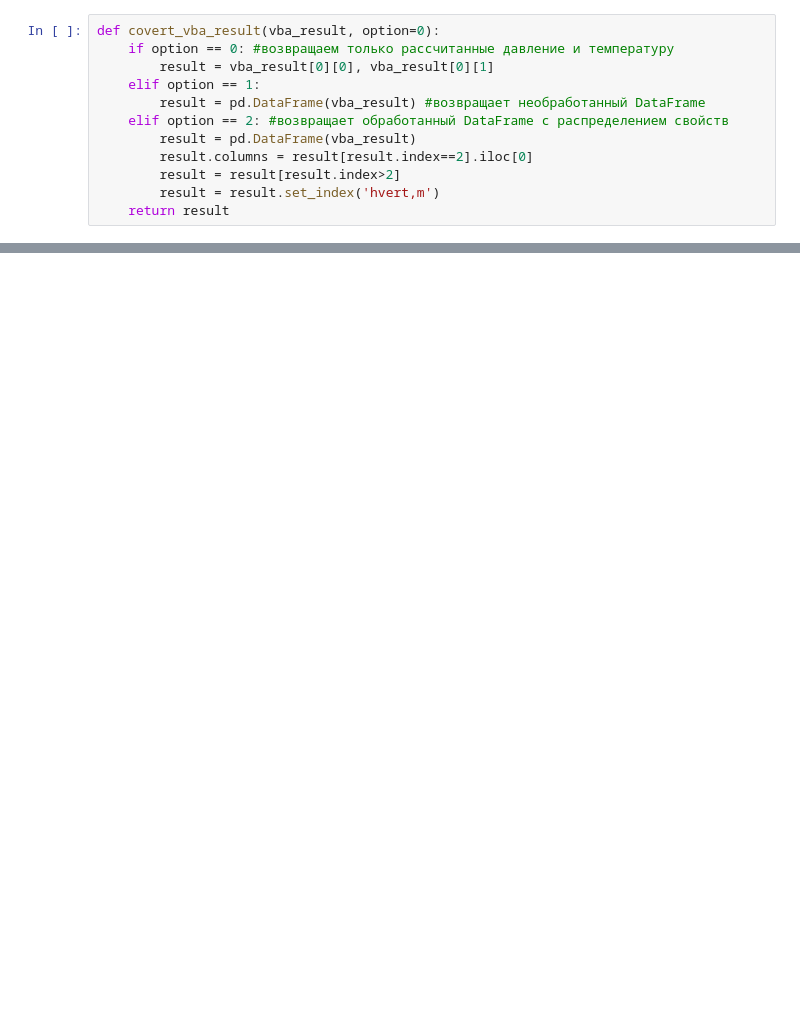
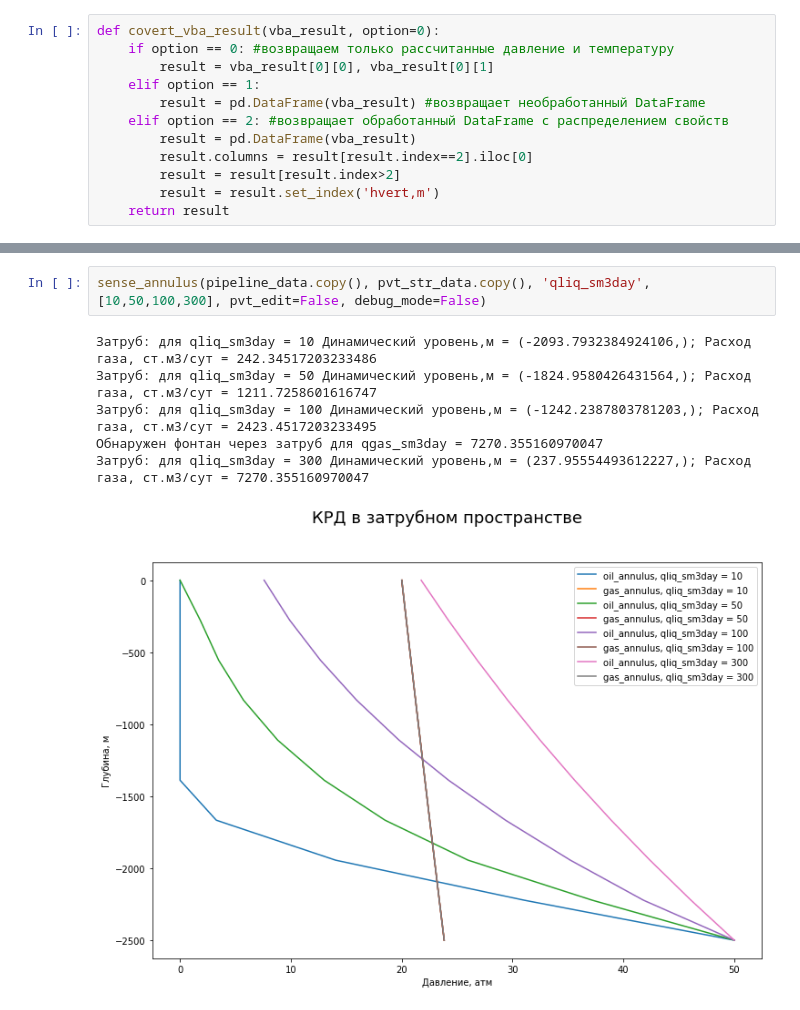
Before and after one commit to unifloc/unifloc_vba, a Jupyter notebook: examples_python/ex075.MF_Hdyn.ipynb, the cells around one changed output, grey strips where cells are left out. Saved outputs shown, nothing was run; the diff lists cells and outputs as text; blank space fills up the shorter version.

```diff
--- a/examples_python/ex075.MF_Hdyn.ipynb
+++ b/examples_python/ex075.MF_Hdyn.ipynb
@@ -300,0 +380,9 @@ pipeline_data = {"p_calc_from_atma": 50,
+# %%
+sense_annulus(pipeline_data.copy(), pvt_str_data.copy(), 'qliq_sm3day', [10,50,100,300], pvt_edit=False, debug_mode=False)
+# %% [output]
+Затруб: для qliq_sm3day = 10 Динамический уровень,м = (-2093.7932384924106,); Расход газа, ст.м3/сут = 242.34517203233486
+Затруб: для qliq_sm3day = 50 Динамический уровень,м = (-1824.9580426431564,); Расход газа, ст.м3/сут = 1211.7258601616747
+Затруб: для qliq_sm3day = 100 Динамический уровень,м = (-1242.2387803781203,); Расход газа, ст.м3/сут = 2423.4517203233495
+Обнаружен фонтан через затруб для qgas_sm3day = 7270.355160970047
+Затруб: для qliq_sm3day = 300 Динамический уровень,м = (237.95554493612227,); Расход газа, ст.м3/сут = 7270.355160970047
+[figure, added]
```
Also changed, not shown: parts of 37 cells of this notebook.
